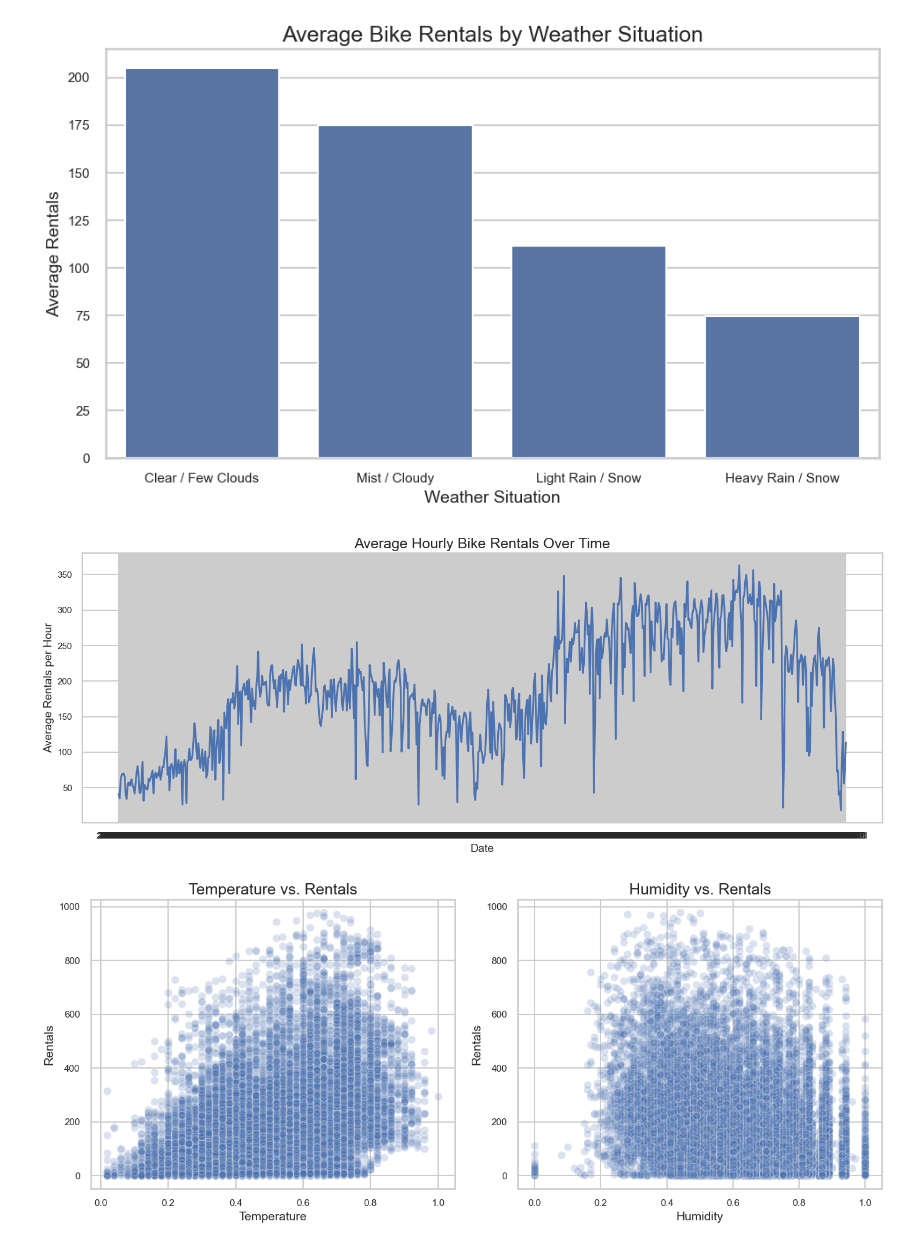
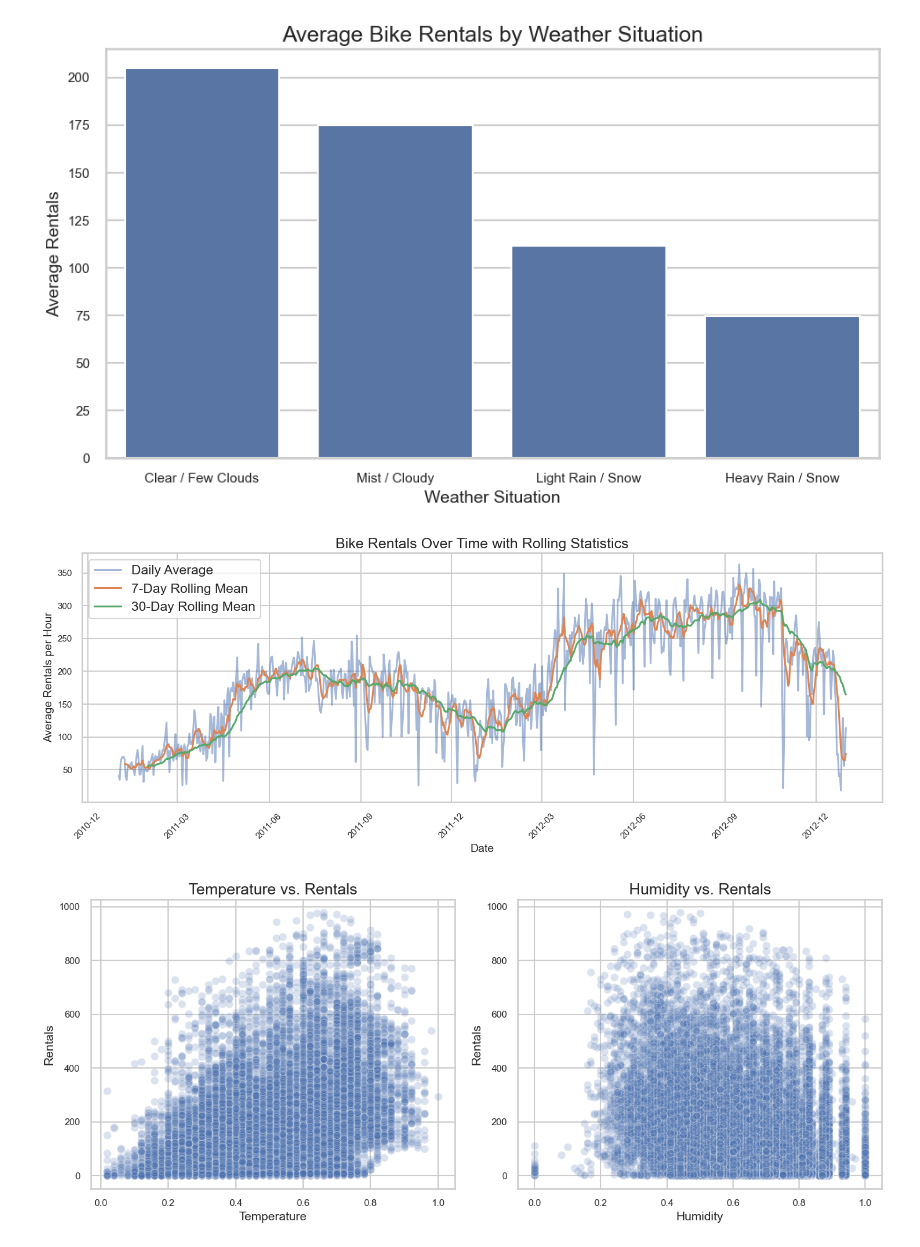
Before and after one commit to Thoericht/bike_sharing, a Jupyter notebook: 02_notebooks/02_explorative_data_analysis.ipynb, the cells around one changed output. Drawn from its saved outputs; the diff is of its cells as text; code cells hidden in the pictures.

```diff
--- a/02_notebooks/02_explorative_data_analysis.ipynb
+++ b/02_notebooks/02_explorative_data_analysis.ipynb
@@ -264,31 +265,41 @@ plt.tight_layout()
 plt.show()
 # %% [output]
 [figure]
-# %%
-# --------------------------------
-# DAILY AVERAGE RENTALS
-# --------------------------------
-
-daily_avg = (
-    df.groupby('dteday')['cnt']
-    .mean()
-)
-
-plt.figure(figsize=(15, 6))
-
-plt.plot(
-    daily_avg.index,
-    daily_avg.values
-)
-
-plt.title('Average Hourly Bike Rentals Over Time')
-plt.xlabel('Date')
-plt.ylabel('Average Rentals per Hour')
-
-plt.tight_layout()
-plt.show()
-# %% [output]
-[figure, removed]
+# %%
+# --------------------------------
+# DAILY AVERAGE RENTALS
+# --------------------------------
+
+daily_avg = df.groupby('dteday')['cnt'].mean()
+
+# Rolling Statistics
+rolling_7 = daily_avg.rolling(window=7).mean()
+rolling_30 = daily_avg.rolling(window=30).mean()
+
+daily_avg.index = pd.to_datetime(daily_avg.index)
+rolling_7.index = pd.to_datetime(rolling_7.index)
+rolling_30.index = pd.to_datetime(rolling_30.index)
+# %%
+fig, ax = plt.subplots(figsize=(15, 6))
+
+ax.plot(daily_avg.index, daily_avg.values, label='Daily Average', alpha=0.5)
+ax.plot(rolling_7.index, rolling_7.values, label='7-Day Rolling Mean')
+ax.plot(rolling_30.index, rolling_30.values, label='30-Day Rolling Mean')
+
+ax.xaxis.set_major_locator(mdates.MonthLocator(interval=3))
+ax.xaxis.set_major_formatter(mdates.DateFormatter('%Y-%m'))
+
+plt.xticks(rotation=45)
+
+ax.set_title('Bike Rentals Over Time with Rolling Statistics')
+ax.set_xlabel('Date')
+ax.set_ylabel('Average Rentals per Hour')
+ax.legend()
+
+plt.tight_layout()
+plt.show()
+# %% [output]
+[figure, added]
 # %%
 # --------------------------------
 # WEATHER FEATURES VS RENTALS
```
Also changed, not shown: parts of 1 cell of this notebook, 3 other files.
